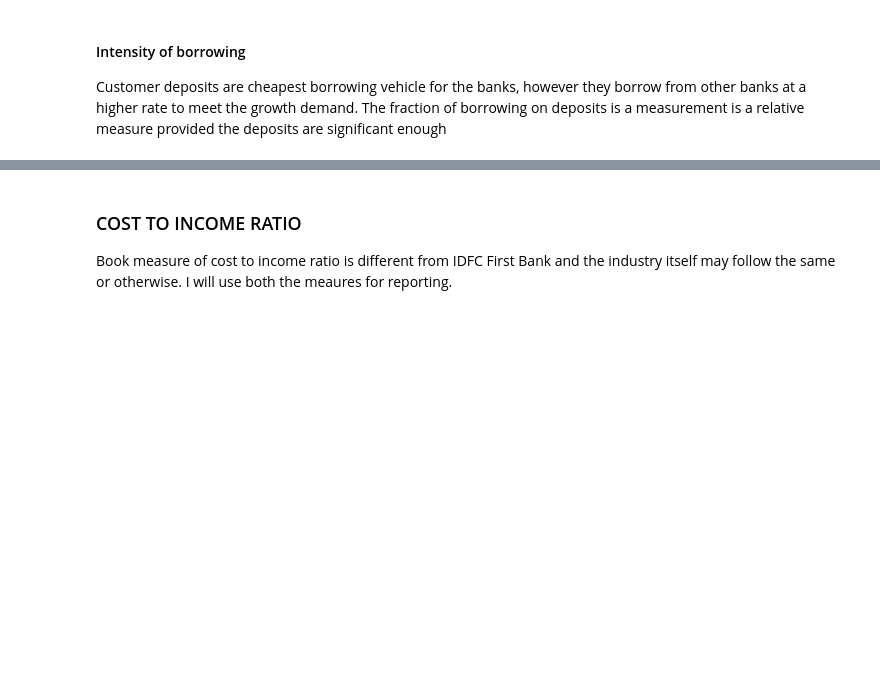
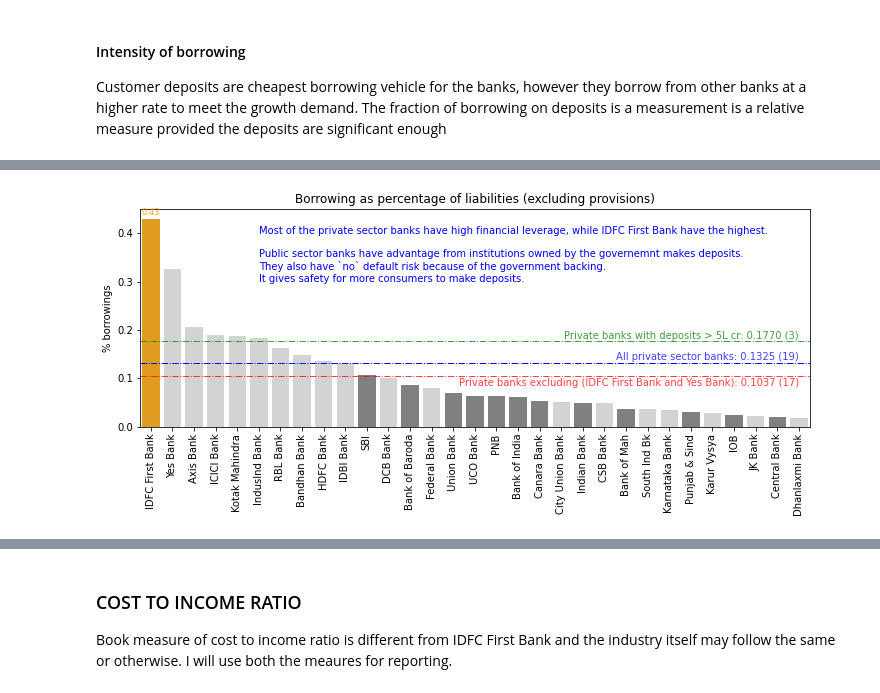
Before and after one commit to nagaraju-oruganti/Valuation, a Jupyter notebook: analysis/pulling_financial_data.ipynb, the cells around one changed output, grey strips where cells are left out. Cells and saved outputs as stored; diff of their text form; code cells hidden in the pictures; blank space fills up the shorter version.

Commit message:
added files for financial services

```diff
--- a/analysis/pulling_financial_data.ipynb
+++ b/analysis/pulling_financial_data.ipynb
@@ -102,0 +134,53 @@ Note that the bank has a strong CASA ratio and they are expected to replace thes
+# %%
+### BORROWING AS PCT OF LIABILITIES (EXCLUDING PROVISIONS)
+plt.figure(figsize = (12, 4))
+df.sort_values(by = 'agg_pct_borrowing', ascending = False, inplace = True)
+df.reset_index(drop = True, inplace = True)
+clrs = [PRIVATE_DEFAULT_COLOR if group == 'private' else PUBLIC_DEFAULT_COLOR for group in df['group']]
+clrs = [HIGHLIGHT if f == FIRM else clrs[i] for i, f in enumerate(df['name'])]
+sns.barplot(data = df, x = 'name', y = 'agg_pct_borrowing', palette = clrs)
+plt.xticks(rotation = 90)
+plt.title('Borrowing as percentage of liabilities (excluding provisions)')
+plt.ylabel('% borrowings')
+plt.xlabel('')
+annotation = '''Most of the private sector banks have high financial leverage, while IDFC First Bank have the highest.
+
+Public sector banks have advantage from institutions owned by the governemnt makes deposits.
+They also have `no` default risk because of the government backing.
+It gives safety for more consumers to make deposits.'''
+plt.text(5, 0.3, annotation, horizontalalignment='left', size='medium', color='blue')
+
+# average borrowings among private sectors
+highlight = df[df['group'] == 'private']
+size = highlight.shape[0]
+highlight = highlight['agg_pct_borrowing'].mean()
+plt.axhline(y = highlight, ls = '-.', lw = 1, color = 'blue')
+plt.text(30, highlight + 0.005, f'All private sector banks: {highlight:.4f} ({int(size)})',
+         horizontalalignment='right', size='medium', color='blue', alpha = 0.75)
+
+# average excluding IDFC First Bank and Yes Bank
+REMOVE = ['IDFC First Bank', 'Yes Bank']
+highlight = df[(df['group'] == 'private') & (~df['name'].isin(REMOVE))]
+size = highlight.shape[0]
+highlight = highlight['agg_pct_borrowing'].mean()
+plt.axhline(y = highlight, ls = '-.', lw = 1, color = 'red', alpha = 0.75)
+plt.text(30, highlight - 0.02, f'Private banks excluding (IDFC First Bank and Yes Bank): {highlight:.4f} ({int(size)})',
+         horizontalalignment='right', size='medium', color='red', alpha = 0.75)
+
+# average excluding IDFC First Bank and Yes Bank and also deposits > 5 lakhs crores in the most recent FY reporting
+REMOVE = ['IDFC First Bank', 'Yes Bank']
+highlight = df[(df['group'] == 'private') & (df['deposits'] >= 5) & (~df['name'].isin(REMOVE))]
+size = highlight.shape[0]
+highlight = highlight['agg_pct_borrowing'].mean()
+plt.axhline(y = highlight, ls = '-.', lw = 1, color = 'green', alpha = 0.75)
+plt.text(30, highlight + 0.005, f'Private banks with deposits > 5L cr: {highlight:.4f} ({int(size)})',
+         horizontalalignment='right', size='medium', color='green', alpha = 0.75)
+
+# show the company's value
+index, value = df[df['name'] == FIRM].index.values[0], df[df['name'] == FIRM]['agg_pct_borrowing'].values[0]
+plt.text(index, value + 0.01, f'{value:.2f}',
+         horizontalalignment='center', size='small', color='orange')
+
+plt.show()
+# %% [output]
+[figure, added]
```
Also changed, not shown: parts of 40 cells of this notebook, 5 other files.
